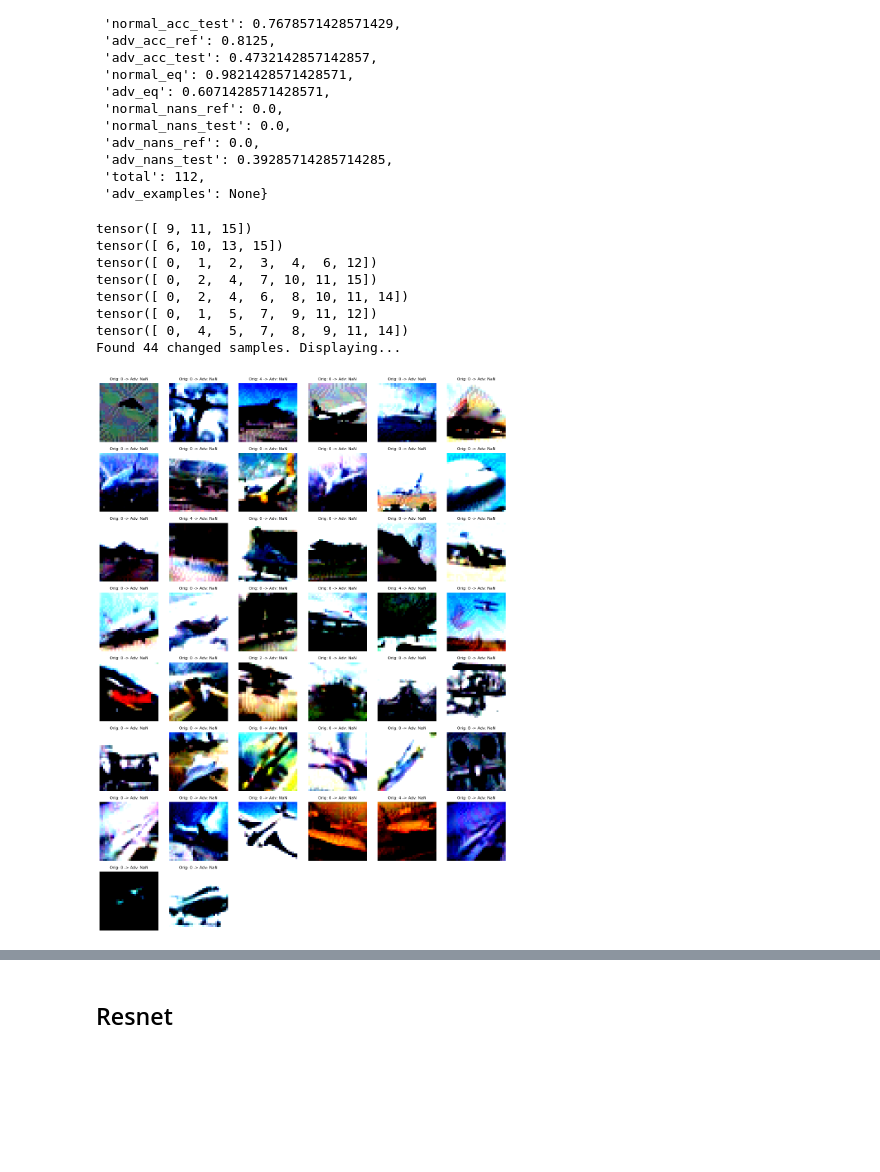
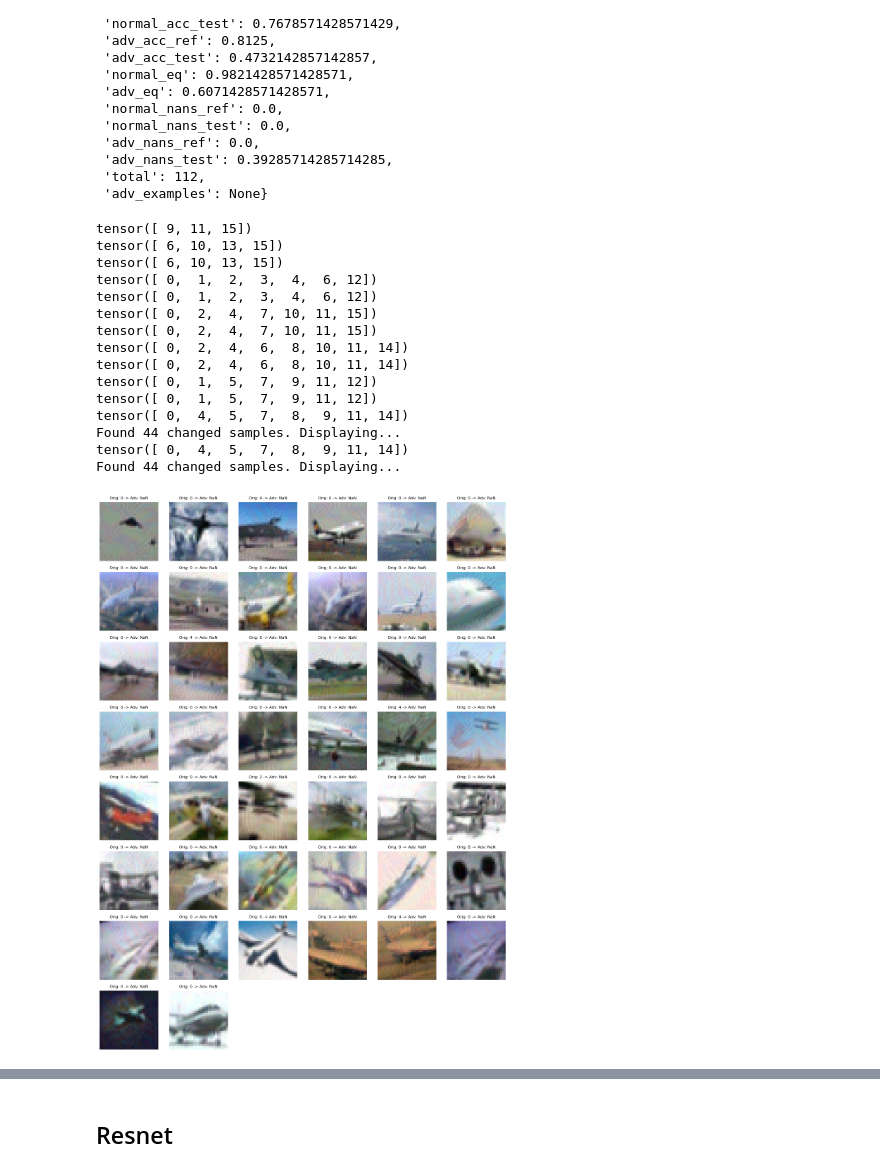
Before and after one commit to phK3/VeryDiffPolyExperiments, a Jupyter notebook: attacks/StandaloneTest.ipynb, the cells around one changed output, grey strips where cells are left out. Cells and saved outputs as stored; diff of their text form; code cells hidden in the pictures; blank space fills up the shorter version.

```diff
--- a/attacks/StandaloneTest.ipynb
+++ b/attacks/StandaloneTest.ipynb
@@ -967,66 +1033,32 @@ alexnet_adv_eval
  'total': 112,
  'adv_examples': None}
 # %%
-# Plot all adversarial examples where outcome actually changed
-# (different classification between models or NaN in either output)
-
-changed_samples = []
-changed_titles = []
-
-with torch.no_grad():
-    for adv_ex, orig_pred, adv_pred in adv_examples:
-        x = adv_ex.to("cpu")
-        ref = net_orig(x)
-        test = net_poly(x)
-
-        changed = (
-            #(ref.argmax(1) != test.argmax(1)) |
-            torch.isnan(ref).any(dim=1)
-            | torch.isnan(test).any(dim=1)
-        )
-
-        idxs = changed.nonzero(as_tuple=True)[0]
-        print(idxs)
-        for idx in idxs:
-            changed_samples.append(x[idx].permute(1, 2, 0).cpu().numpy())
-            ref_pred = ref[idx].argmax().item()
-            test_pred = test[idx]
-            if torch.isnan(test_pred).any():
-                changed_titles.append(f"Orig: {ref_pred} -> Adv: NaN")
-            else:
-                changed_titles.append(f"Orig: {ref_pred} -> Adv: {test_pred.argmax().item()}")
-
-n = len(changed_samples)
-if n == 0:
-    print("No changed samples found.")
-else:
-    print("Found {} changed samples. Displaying...".format(n))
-    ncols = 6
-    nrows = int(np.ceil(n / ncols))
-    nrows = min(nrows, 10)
-    fig, axes = plt.subplots(nrows, ncols, figsize=(2 * ncols, 2 * nrows))
-    axes = np.array(axes).reshape(-1)
-
-    for i in range(min(n, ncols*nrows)):
-        img_show = np.clip(changed_samples[i], 0, 1)
-        axes[i].imshow(img_show)
-        axes[i].set_title(changed_titles[i], fontsize=8)
-        axes[i].axis("off")
-
-    for i in range(n, len(axes)):
-        axes[i].axis("off")
-
-    plt.tight_layout()
-    plt.show()
+fig = plot_changed_adv_examples(
+    adv_examples=adv_examples,
+    ref_model=net_orig,
+    test_model=net_poly,
+    title_prefix="Orig",
+    ncols=6,
+    max_rows=10,
+    show_titles=True,
+    print_indices=True,
+)
 # %% [output]
 tensor([ 9, 11, 15])
 tensor([ 6, 10, 13, 15])
+tensor([ 6, 10, 13, 15])
+tensor([ 0,  1,  2,  3,  4,  6, 12])
 tensor([ 0,  1,  2,  3,  4,  6, 12])
 tensor([ 0,  2,  4,  7, 10, 11, 15])
+tensor([ 0,  2,  4,  7, 10, 11, 15])
 tensor([ 0,  2,  4,  6,  8, 10, 11, 14])
+tensor([ 0,  2,  4,  6,  8, 10, 11, 14])
+tensor([ 0,  1,  5,  7,  9, 11, 12])
 tensor([ 0,  1,  5,  7,  9, 11, 12])
 tensor([ 0,  4,  5,  7,  8,  9, 11, 14])
 Found 44 changed samples. Displaying...
+tensor([ 0,  4,  5,  7,  8,  9, 11, 14])
+Found 44 changed samples. Displaying...
-[figure, old version]
+[figure, new version]
 # %%
 fig.savefig("alexnet_adv.png", dpi=300)
```
Also changed, not shown: parts of 20 cells of this notebook, 4 other files.
